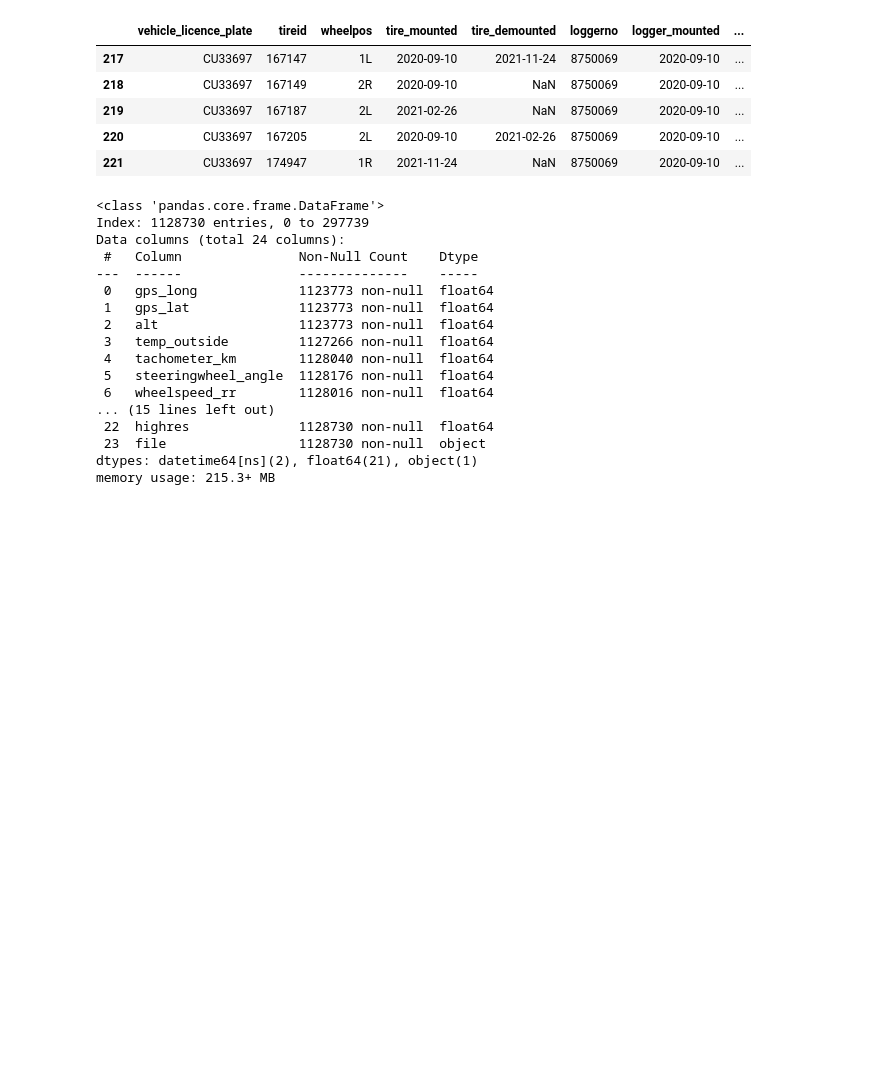
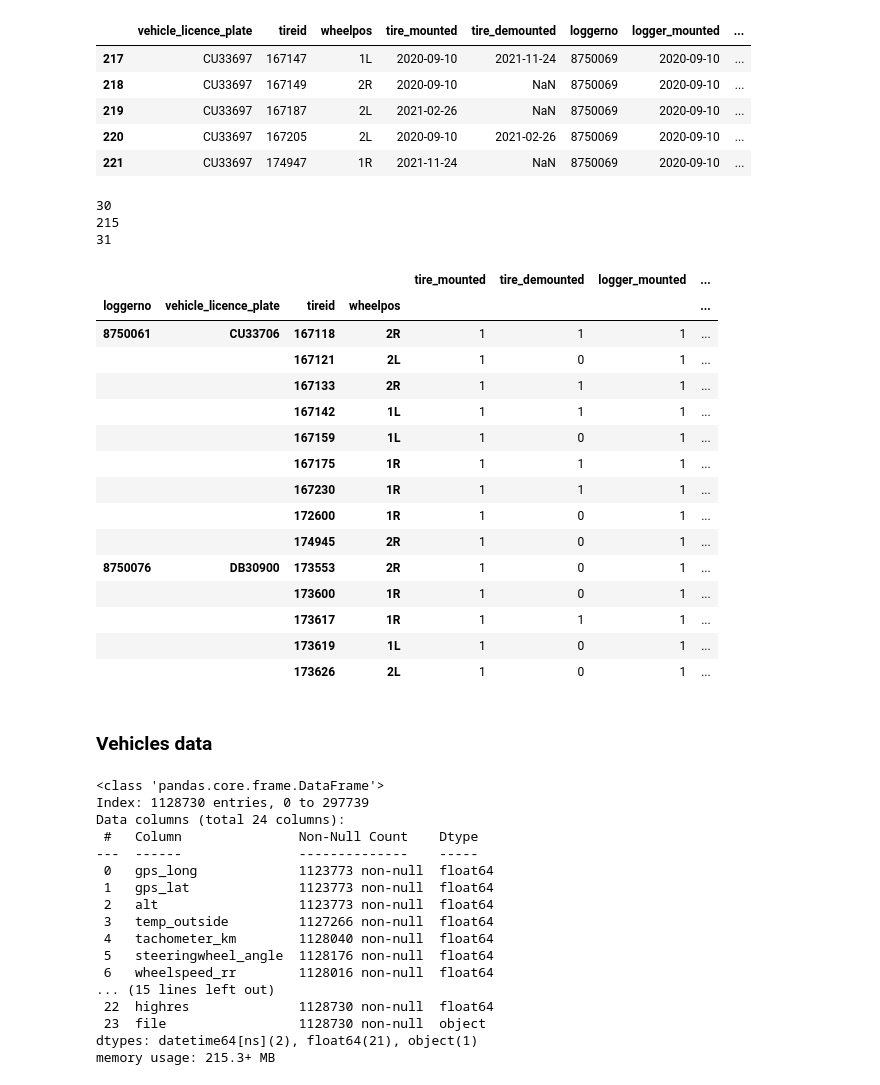
Before and after one commit to jmaumc/continental-case-study, a Jupyter notebook: explorations.ipynb, the cells around one changed output. Drawn from its saved outputs; the diff is of its cells as text; code cells hidden in the pictures; blank space fills up the shorter version.

Commit message:
Add filters on vehicle data

```diff
--- a/explorations.ipynb
+++ b/explorations.ipynb
@@ -47,6 +51,39 @@ None
 | 219 | CU33697 | 167187 | 2L | 2021-02-26 | NaN | 8750069 | 2020-09-10 | ... |
 | 220 | CU33697 | 167205 | 2L | 2020-09-10 | 2021-02-26 | 8750069 | 2020-09-10 | ... |
 | 221 | CU33697 | 174947 | 1R | 2021-11-24 | NaN | 8750069 | 2020-09-10 | ... |
+# %%
+print(logger_operations.vehicle_licence_plate.nunique())
+print(logger_operations.tireid.nunique())
+print(logger_operations.loggerno.nunique())
+# %% [output]
+30
+215
+31
+# %%
+##8750061 8750076
+##CU33706 DB30900
+operational_data = logger_operations.loc[logger_operations['loggerno'].isin([8750061, 8750076]), :]
+#operational_data = logger_operations.loc[logger_operations['vehicle_licence_plate'].isin(['CU33706', 'DB30900']), :]
+operational_data.groupby(by=['loggerno', 'vehicle_licence_plate', 'tireid', 'wheelpos']).count()
+# %% [output]
+|  |  |  |  | tire_mounted | tire_demounted | logger_mounted | ... |
+| loggerno | vehicle_licence_plate | tireid | wheelpos |  |  |  | ... |
+| 8750061 | CU33706 | 167118 | 2R | 1 | 1 | 1 | ... |
+|  |  | 167121 | 2L | 1 | 0 | 1 | ... |
+|  |  | 167133 | 2R | 1 | 1 | 1 | ... |
+|  |  | 167142 | 1L | 1 | 1 | 1 | ... |
+|  |  | 167159 | 1L | 1 | 0 | 1 | ... |
+|  |  | 167175 | 1R | 1 | 1 | 1 | ... |
+|  |  | 167230 | 1R | 1 | 1 | 1 | ... |
+|  |  | 172600 | 1R | 1 | 0 | 1 | ... |
+|  |  | 174945 | 2R | 1 | 0 | 1 | ... |
+| 8750076 | DB30900 | 173553 | 2R | 1 | 0 | 1 | ... |
+|  |  | 173600 | 1R | 1 | 0 | 1 | ... |
+|  |  | 173617 | 1R | 1 | 1 | 1 | ... |
+|  |  | 173619 | 1L | 1 | 0 | 1 | ... |
+|  |  | 173626 | 2L | 1 | 0 | 1 | ... |
+# %% [markdown]
+### Vehicles data
 # %%
 display(vehicles_data.info())
 display(vehicles_data.head(5))
```
Also changed, not shown: parts of 14 cells of this notebook.
